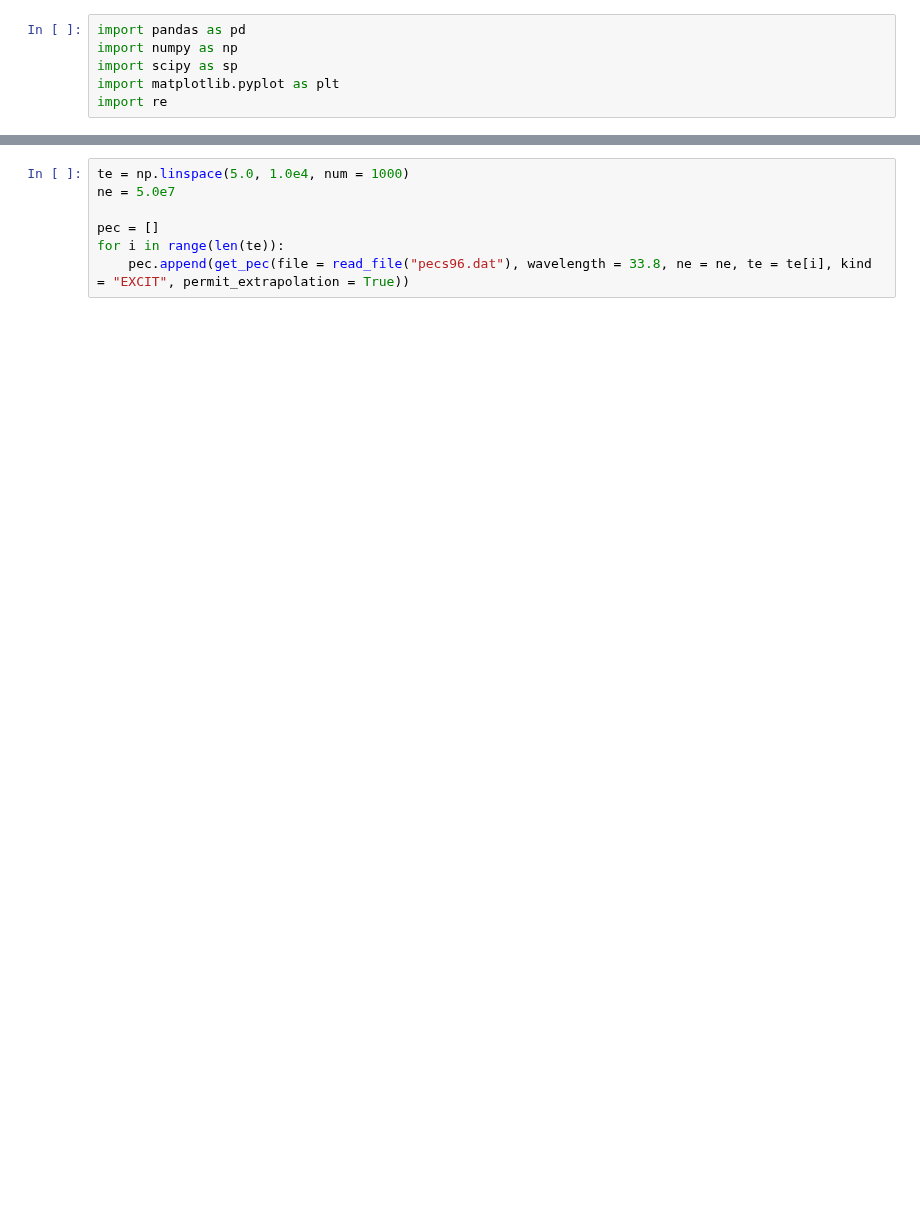
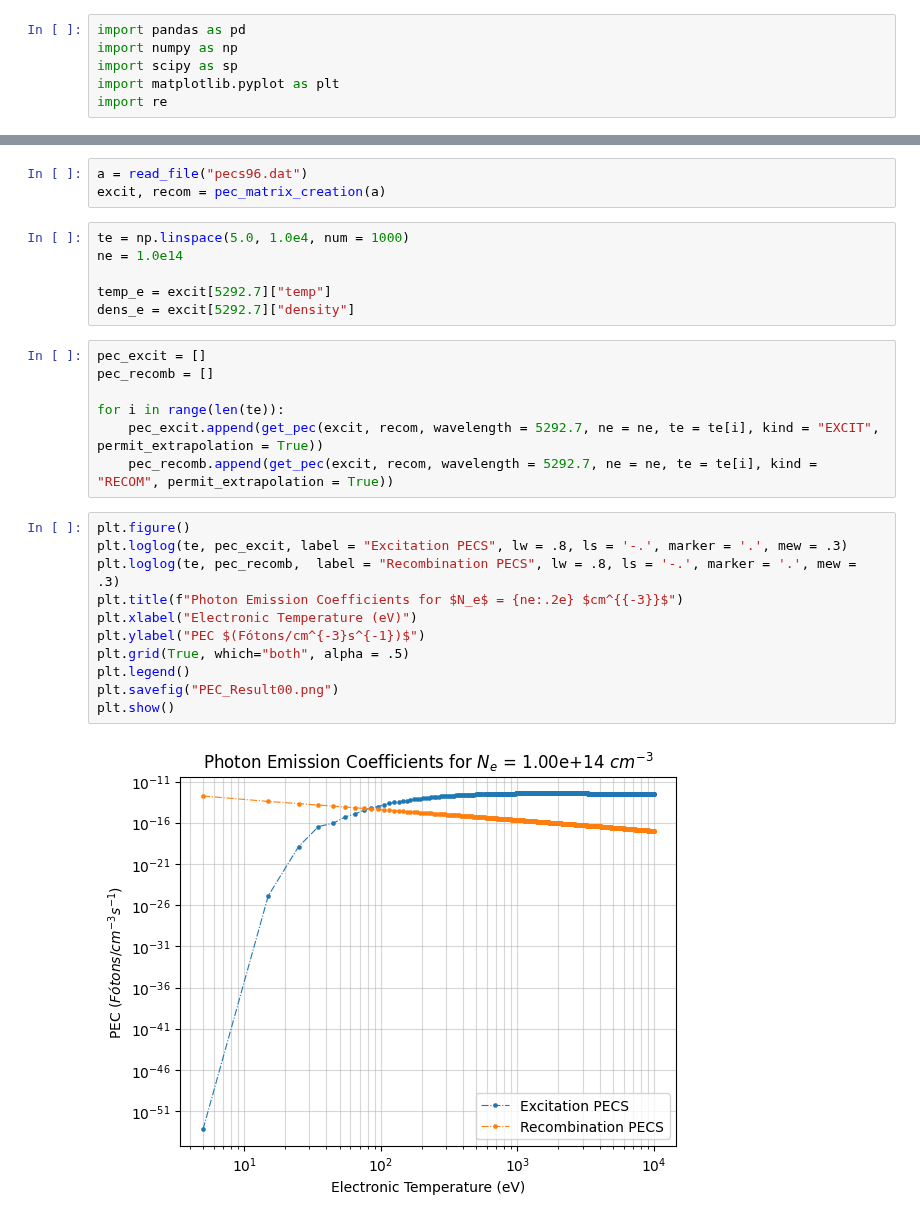
Before and after one commit to willwenner/doc_codes, a Jupyter notebook: Notebooks/emission_coef_ext/Extracao_Coef/Parse_adf15.ipynb, the cells around one changed output, grey strips where cells are left out. Saved outputs shown, nothing was run; the diff lists cells and outputs as text; blank space fills up the shorter version.

Commit message:
feat: Add recombination interpolation and emission coefficient extraction

```diff
--- a/Notebooks/emission_coef_ext/Extracao_Coef/Parse_adf15.ipynb
+++ b/Notebooks/emission_coef_ext/Extracao_Coef/Parse_adf15.ipynb
@@ -166,10 +162,32 @@ def get_pec(file,  wavelength, ne, te, kind = None, n0 = None, permit_extrapolat
             return print("Please specify the kind of transition: 'EXCIT' or 'RECOM'")
     else:
         return print("The density and temperature values are out of the range of the data. Please provide values within the range of the data.")
+# %%
+a = read_file("pecs96.dat")
+excit, recom = pec_matrix_creation(a)
 # %%
 te = np.linspace(5.0, 1.0e4, num = 1000)
-ne = 5.0e7
+ne = 1.0e14
 
-pec = []
-for i in range(len(te)):
-    pec.append(get_pec(file = read_file("pecs96.dat"), wavelength = 33.8, ne = ne, te = te[i], kind = "EXCIT", permit_extrapolation = True))
+temp_e = excit[5292.7]["temp"]
+dens_e = excit[5292.7]["density"]
+# %%
+pec_excit = []
+pec_recomb = []
+
+for i in range(len(te)):
+    pec_excit.append(get_pec(excit, recom, wavelength = 5292.7, ne = ne, te = te[i], kind = "EXCIT", permit_extrapolation = True))
+    pec_recomb.append(get_pec(excit, recom, wavelength = 5292.7, ne = ne, te = te[i], kind = "RECOM", permit_extrapolation = True))
+# %%
+plt.figure()
+plt.loglog(te, pec_excit, label = "Excitation PECS", lw = .8, ls = '-.', marker = '.', mew = .3)
+plt.loglog(te, pec_recomb,  label = "Recombination PECS", lw = .8, ls = '-.', marker = '.', mew = .3)
+plt.title(f"Photon Emission Coefficients for $N_e$ = {ne:.2e} $cm^{{-3}}$")
+plt.xlabel("Electronic Temperature (eV)")
+plt.ylabel("PEC $(Fótons/cm^{-3}s^{-1})$")
+plt.grid(True, which="both", alpha = .5)
+plt.legend()
+plt.savefig("PEC_Result00.png")
+plt.show()
+# %% [output]
+[figure, added]
```
Also changed, not shown: parts of 7 cells of this notebook.
